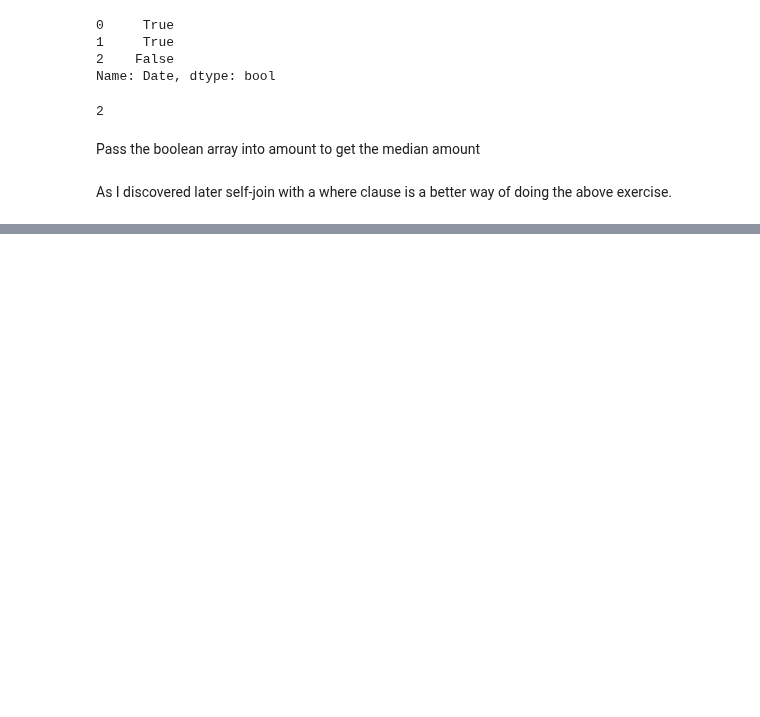
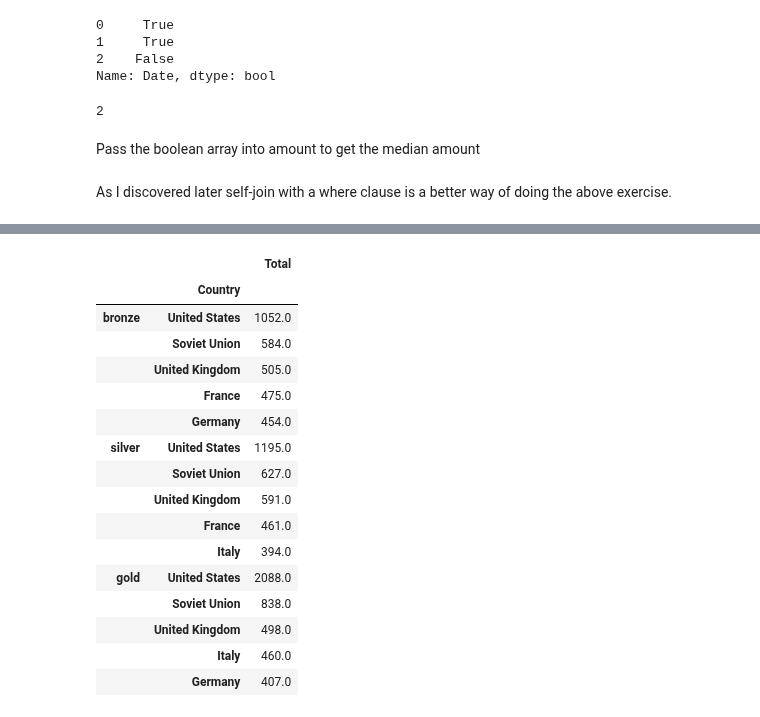
Before and after one commit to sushant2811/pythonAndStatsForDS, a Jupyter notebook: advancedPandas.ipynb, the cells around one changed output, grey strips where cells are left out. Cells and saved outputs as stored; diff of their text form; code cells hidden in the pictures; blank space fills up the shorter version.

Commit message:
Multi-index rows with vertical concatenation

```diff
--- a/advancedPandas.ipynb
+++ b/advancedPandas.ipynb
@@ -2150,0 +2153,2 @@ As I discovered later self-join with a where clause is a better way of doing the
+# %%
+medalTypes = ['bronze', 'silver', 'gold']
@@ -2150,0 +2161,9 @@ As I discovered later self-join with a where clause is a better way of doing the
+# %%
+medals = []
+for medal in medalTypes:
+
+    filename = "./datasets/Summer Olympic medals/{}_top5.csv".format(medal)
+
+    medaldf = pd.read_csv(filename, index_col='Country')
+
+    medals.append(medaldf)
@@ -2150,0 +2202,20 @@ As I discovered later self-join with a where clause is a better way of doing the
+# %%
+pd.concat(medals, axis = 'rows', keys=['bronze', 'silver', 'gold'])
+# %% [output]
+|  |  | Total |
+|  | Country |  |
+| bronze | United States | 1052.0 |
+|  | Soviet Union | 584.0 |
+|  | United Kingdom | 505.0 |
+|  | France | 475.0 |
+|  | Germany | 454.0 |
+| silver | United States | 1195.0 |
+|  | Soviet Union | 627.0 |
+|  | United Kingdom | 591.0 |
+|  | France | 461.0 |
+|  | Italy | 394.0 |
+| gold | United States | 2088.0 |
+|  | Soviet Union | 838.0 |
+|  | United Kingdom | 498.0 |
+|  | Italy | 460.0 |
+|  | Germany | 407.0 |
```
Also changed, not shown: parts of 5 cells of this notebook.
